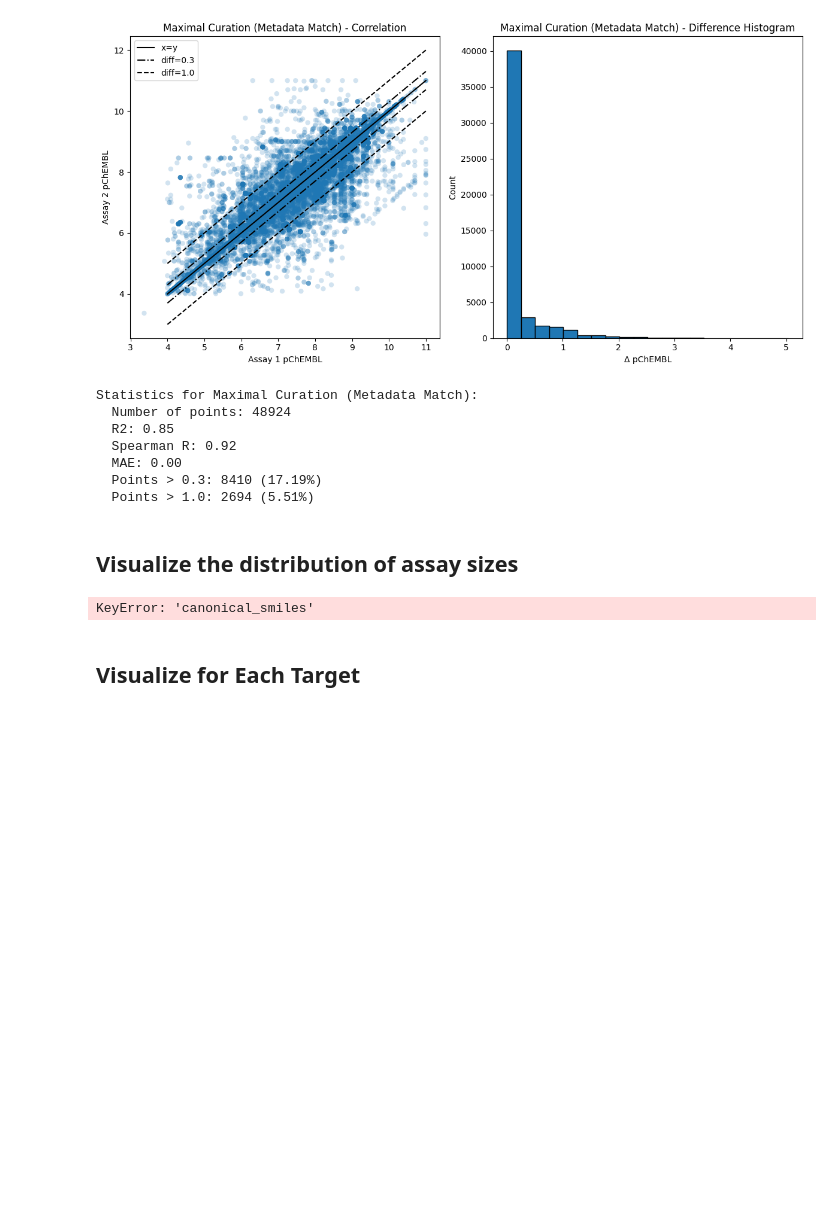
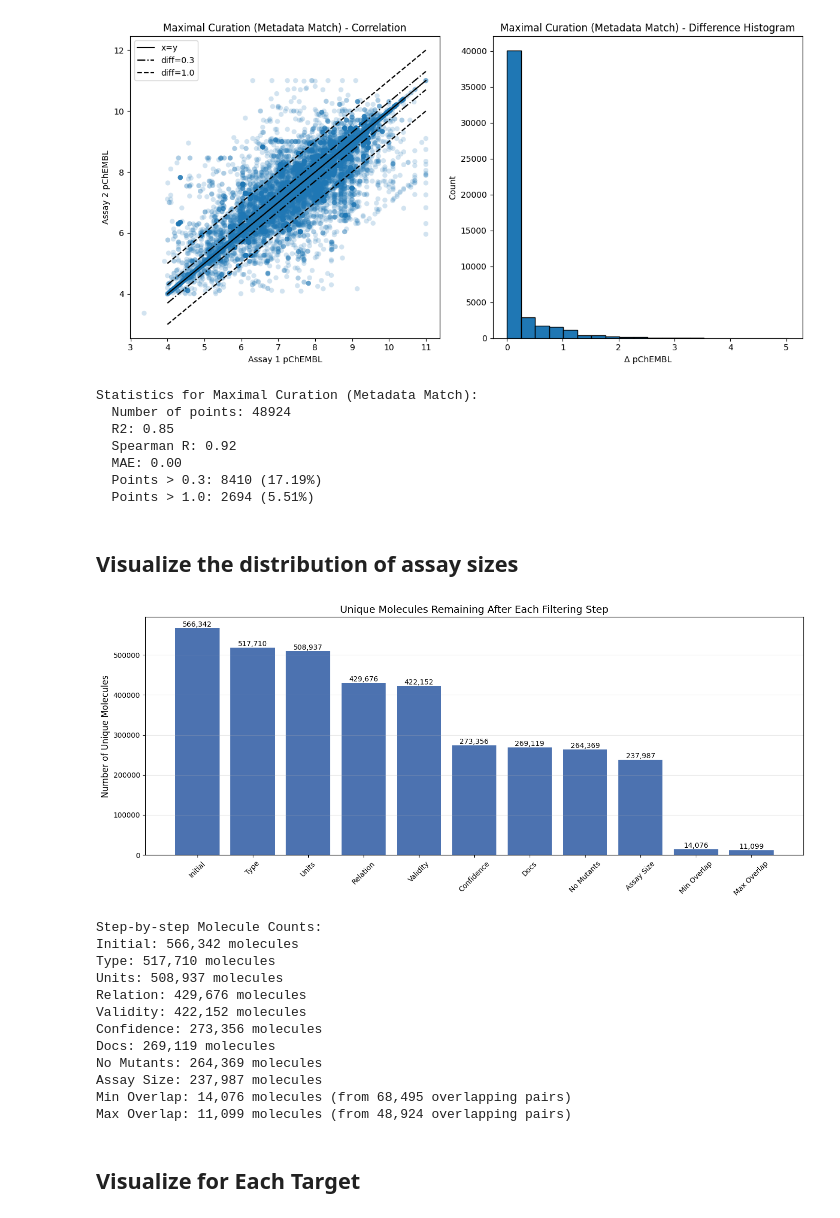
Before and after one commit to AaronXu9/VLS-Benchmark-Dataset, a Jupyter notebook: filter_chembl_data_refined.ipynb, the cells around one changed output. Drawn from its saved outputs; the diff is of its cells as text; code cells hidden in the pictures; blank space fills up the shorter version.

```diff
--- a/filter_chembl_data_refined.ipynb
+++ b/filter_chembl_data_refined.ipynb
@@ -130,9 +133,3 @@ CHEMBL3706373     745
 CHEMBL3705362     729
 dtype: int64
 After Assay Size filter: 333748 records from 10865 assays.
-# %%
-from rdkit import Chem
-
-filtered_df['InchiKey'] = filtered_df['canonical_smiles'].apply(
-    lambda x: Chem.MolToInchiKey(Chem.MolFromSmiles(x)) if pd.notna(x) and Chem.MolFromSmiles(x) is not None else None
-)
@@ -240,0 +242,22 @@ all_overlaps_max[all_overlaps_max['pchembl_value_1']==all_overlaps_max['pchembl_
+# %%
+# Save Minimal Curation Overlaps
+if 'all_overlaps_min' in locals() and not all_overlaps_min.empty:
+    # Remove duplicates based on the unique key of the overlap (Assay Pair + Compound)
+    all_overlaps_min = all_overlaps_min.drop_duplicates(subset=['assay_chembl_id_1', 'assay_chembl_id_2', 'InchiKey'])
+
+    output_path_min = "data/minoverlap_chembl_affinity.parquet"
+    all_overlaps_min.to_parquet(output_path_min, index=False)
+    print(f"Saved minimal overlaps to {output_path_min} (Unique records: {len(all_overlaps_min)})")
+else:
+    print("No minimal overlaps to save.")
+
+# Save Maximal Curation Overlaps
+if 'all_overlaps_max' in locals() and not all_overlaps_max.empty:
+    # Remove duplicates based on the unique key of the overlap (Assay Pair + Compound)
+    all_overlaps_max = all_overlaps_max.drop_duplicates(subset=['assay_chembl_id_1', 'assay_chembl_id_2', 'InchiKey'])
+
+    output_path_max = "data/maxoverlap_chembl_affinity.parquet"
+    all_overlaps_max.to_parquet(output_path_max, index=False)
+    print(f"Saved maximal overlaps to {output_path_max} (Unique records: {len(all_overlaps_max)})")
+else:
+    print("No maximal overlaps to save.")
@@ -401,12 +427,12 @@ step_labels.append('Assay Size')
 # 4. Overlap Filters
 # Check if overlap results exist in the global scope (from previous cells)
 if 'all_overlaps_min' in locals() and isinstance(all_overlaps_min, pd.DataFrame) and not all_overlaps_min.empty:
-    min_mols = all_overlaps_min['canonical_smiles'].nunique()
+    min_mols = all_overlaps_min['InchiKey'].nunique()
     step_counts.append(min_mols)
     step_labels.append('Min Overlap')
 
 if 'all_overlaps_max' in locals() and isinstance(all_overlaps_max, pd.DataFrame) and not all_overlaps_max.empty:
-    max_mols = all_overlaps_max['canonical_smiles'].nunique()
+    max_mols = all_overlaps_max['InchiKey'].nunique()
     step_counts.append(max_mols)
     step_labels.append('Max Overlap')
 
@@ -414,34 +440,46 @@ if 'all_overlaps_max' in locals() and isinstance(all_overlaps_max, pd.DataFrame)
 plt.figure(figsize=(14, 6))
 bars = plt.bar(step_labels, step_counts, color='#4c72b0')
 
 # Add counts on top of bars
 for bar in bars:
     height = bar.get_height()
     plt.text(bar.get_x() + bar.get_width()/2., height,
              f'{int(height):,}',
              ha='center', va='bottom', fontsize=10, rotation=0)
 
 plt.title('Unique Molecules Remaining After Each Filtering Step', fontsize=14)
 plt.ylabel('Number of Unique Molecules', fontsize=12)
 plt.xticks(rotation=45)
 plt.grid(axis='y', alpha=0.3)
 plt.tight_layout()
 plt.show()
 
 # Print summary with Pair counts for overlaps
 print("Step-by-step Molecule Counts:")
 for label, count in zip(step_labels, step_counts):
     msg = f"{label}: {count:,} molecules"
 
     # Add pair info for overlap steps
     if label == 'Min Overlap' and 'all_overlaps_min' in locals():
         msg += f" (from {len(all_overlaps_min):,} overlapping pairs)"
     elif label == 'Max Overlap' and 'all_overlaps_max' in locals():
         msg += f" (from {len(all_overlaps_max):,} overlapping pairs)"
 
     print(msg)
 # %% [output]
+[figure, added]
-KeyError: 'canonical_smiles'
+Step-by-step Molecule Counts:
+Initial: 566,342 molecules
+Type: 517,710 molecules
+Units: 508,937 molecules
+Relation: 429,676 molecules
+Validity: 422,152 molecules
+Confidence: 273,356 molecules
+Docs: 269,119 molecules
+No Mutants: 264,369 molecules
+Assay Size: 237,987 molecules
+Min Overlap: 14,076 molecules (from 68,495 overlapping pairs)
+Max Overlap: 11,099 molecules (from 48,924 overlapping pairs)
 # %% [markdown]
 ## Visualize for Each Target
 # %%
```
Also changed, not shown: parts of 7 cells of this notebook, 7 other files.
